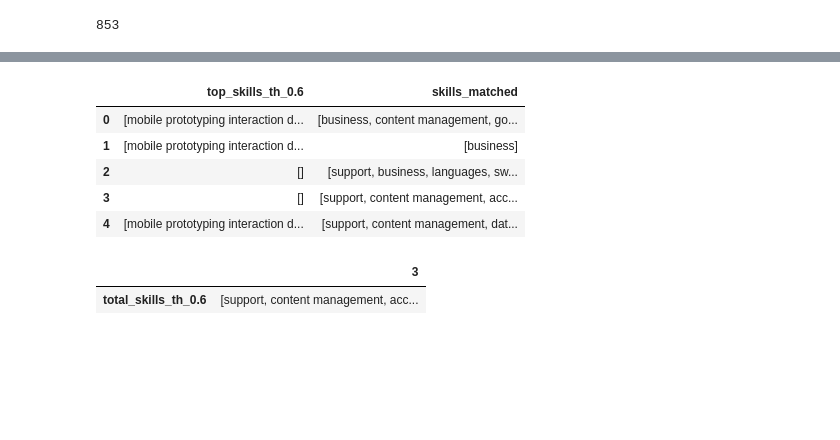
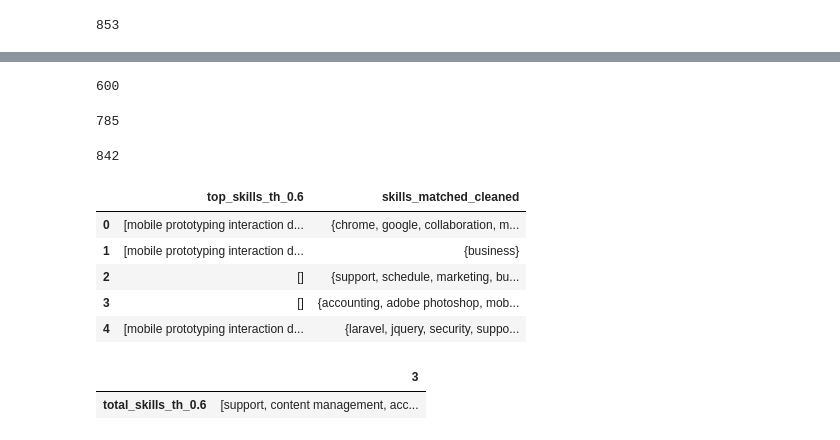
Before and after one commit to rodzarayai/at2_g11_anlp, a Jupyter notebook: notebooks/job_descrip_models.ipynb, the cells around one changed output, grey strips where cells are left out. Cells and saved outputs as stored; diff of their text form; code cells hidden in the pictures; blank space fills up the shorter version.

```diff
--- a/notebooks/job_descrip_models.ipynb
+++ b/notebooks/job_descrip_models.ipynb
@@ -282,7 +317,8 @@ matcher = Matcher(nlp.vocab)
 
 # Load patterns from the JSONL file
 patterns = []
-with open('/content/jz_skill_patterns.jsonl', 'r') as f:
+#with open('/content/jz_skill_patterns.jsonl', 'r') as f:
+with open('../data/jz_skill_patterns.jsonl', 'r') as f:
     for line in f:
         patterns.append(json.loads(line))
 
@@ -301,8 +337,8 @@ def find_skills(text):
     return skills
 
 # Apply the find_skills function to the 'Features' column of the DataFrame
-df['skills_matched'] = df['job_description_processed_cleaned'].apply(find_skills)
-
+df['skills_matched_cleaned'] = df['job_description_processed_cleaned'].apply(find_skills)
+df['skills_matched_lemm'] = df['job_description_processed_cleaned'].apply(find_skills)
 # Display the new column with the found skills
-df[['job_description_processed_cleaned', 'skills_matched']]
+df[['job_description_processed_cleaned', 'skills_matched_cleaned', 'skills_matched_lemm']]
 # %% [output]
@@ -404,6 +465,5 @@ df[['model_required_skills_processed_cleaned','model_response_skills_matched', '
 853 rows × 3 columns
 # %%
-# Load skills from the patterns file (assuming it’s a JSONL file)
 # Load skills from the provided JSON file
 def load_skills_from_json(skills_file):
     skills_list = []
@@ -414,8 +474,8 @@ def load_skills_from_json(skills_file):
     return skills_list
 
 # Load the skills from your JSON file
-skills_list = load_skills_from_json('/content/skills.json')
-
+#skills_list = load_skills_from_json('/content/skills.json')
+skills_list = load_skills_from_json('../data/skills.json')
 # Print the loaded skills
 print("Skills loaded from JSON:", skills_list)
 # %% [output]
@@ -463,3 +523,7 @@ def find_top_skills(job_desc_embedding, skill_embeddings, skills_list, threshold
 
     # Return both the skills and their similarity scores
     return list(zip(top_skills, top_scores))
+# %%
+with open('../data/job_desc_embeddings.pkl', 'rb') as f:
+#with open('/content/drive/MyDrive/AT2/data/job_desc_embeddings.pkl', 'rb') as f:
+    job_desc_embeddings = pickle.load(f)
@@ -501,3 +567,16 @@ df[df['top_skills_with_scores_th_0.65'].apply(lambda x: len(x) == 0)].shape[0]
 len(df)
 # %% [output]
 853
+# %%
+THRESHOLD = 0.55
+# Apply the top skills with different THRESHOLD for comparison
+df[f'top_skills_with_scores_th_{THRESHOLD}_lem'] = df.apply(lambda row: find_top_skills(job_desc_embeddings_lem[df.index.get_loc(row.name)], skill_embeddings, skills_list, THRESHOLD), axis=1)
+THRESHOLD = 0.6
+# Apply the top skills with different THRESHOLD for comparison
+df[f'top_skills_with_scores_th_{THRESHOLD}_lem'] = df.apply(lambda row: find_top_skills(job_desc_embeddings_lem[df.index.get_loc(row.name)], skill_embeddings, skills_list, THRESHOLD), axis=1)
+THRESHOLD = 0.65
+# Apply the top skills with different THRESHOLD for comparison
+df[f'top_skills_with_scores_th_{THRESHOLD}_lem'] = df.apply(lambda row: find_top_skills(job_desc_embeddings_lem[df.index.get_loc(row.name)], skill_embeddings, skills_list, THRESHOLD), axis=1)
+THRESHOLD = 0.7
+# Apply the top skills with different THRESHOLD for comparison
+df[f'top_skills_with_scores_th_{THRESHOLD}_lem'] = df.apply(lambda row: find_top_skills(job_desc_embeddings_lem[df.index.get_loc(row.name)], skill_embeddings, skills_list, THRESHOLD), axis=1)
@@ -504,3 +592,15 @@ len(df)
+# %%
+df[df['top_skills_with_scores_th_0.55_lem'].apply(lambda x: len(x) == 0)].shape[0]
+# %% [output]
+600
+# %%
+df[df['top_skills_with_scores_th_0.6_lem'].apply(lambda x: len(x) == 0)].shape[0]
+# %% [output]
+785
+# %%
+df[df['top_skills_with_scores_th_0.65_lem'].apply(lambda x: len(x) == 0)].shape[0]
+# %% [output]
+842
 # %%
 pd.set_option('display.max_colwidth', None)
 # %%
@@ -525,14 +625,14 @@ df['top_scores_th_0.65'] = df['top_skills_with_scores_th_0.65'].apply(lambda x:
 #format the skills without the -
 df['top_skills_th_0.65'] = df['top_skills_th_0.65'].apply(lambda skills: [skill.replace('-', ' ') for skill in skills])
 # %%
-df[['top_skills_th_0.6', 'skills_matched']].head()
+df[['top_skills_th_0.6', 'skills_matched_cleaned']].head()
 # %% [output]
-|  | top_skills_th_0.6 | skills_matched |
-| 0 | [mobile prototyping interaction d... | [business, content management, go... |
-| 1 | [mobile prototyping interaction d... | [business] |
-| 2 | [] | [support, business, languages, sw... |
-| 3 | [] | [support, content management, acc... |
-| 4 | [mobile prototyping interaction d... | [support, content management, dat... |
+|  | top_skills_th_0.6 | skills_matched_cleaned |
+| 0 | [mobile prototyping interaction d... | {chrome, google, collaboration, m... |
+| 1 | [mobile prototyping interaction d... | {business} |
+| 2 | [] | {support, schedule, marketing, bu... |
+| 3 | [] | {accounting, adobe photoshop, mob... |
+| 4 | [mobile prototyping interaction d... | {laravel, jquery, security, suppo... |
 # %%
 df['skills_matched'] = df['skills_matched'].apply(lambda x: list(x))
 # %%
```
Also changed, not shown: parts of 13 cells of this notebook, 4 other files.
